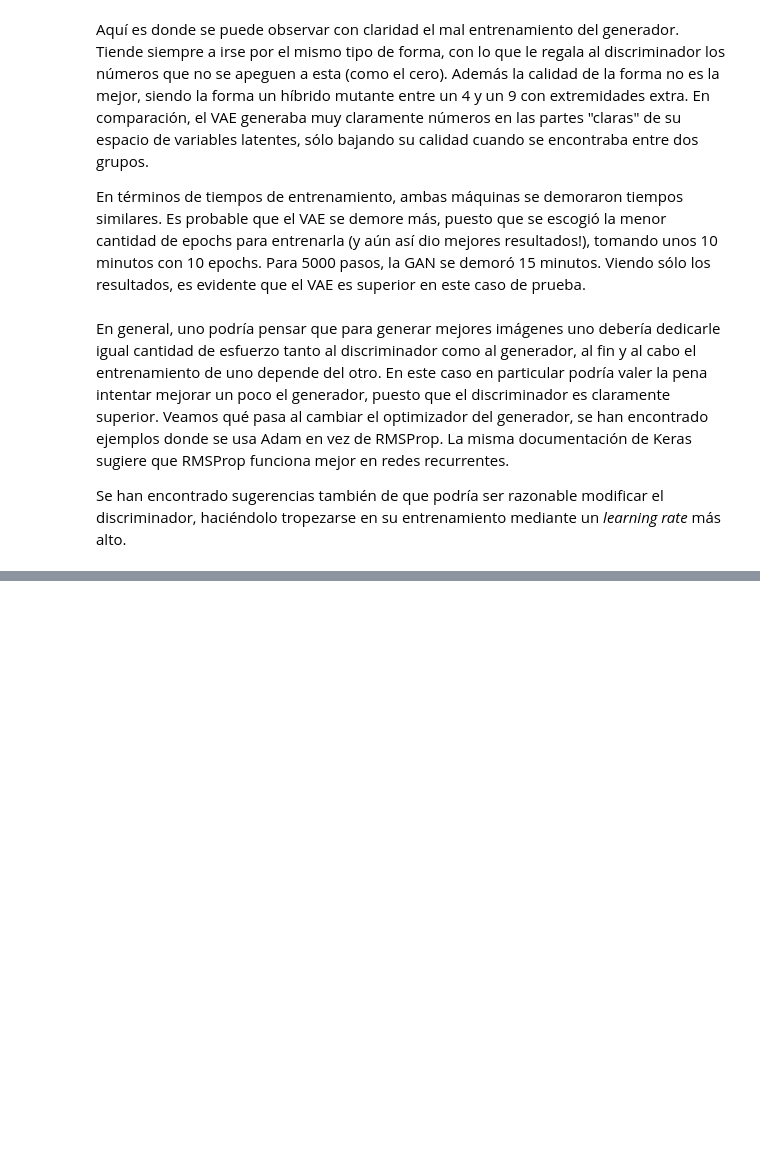
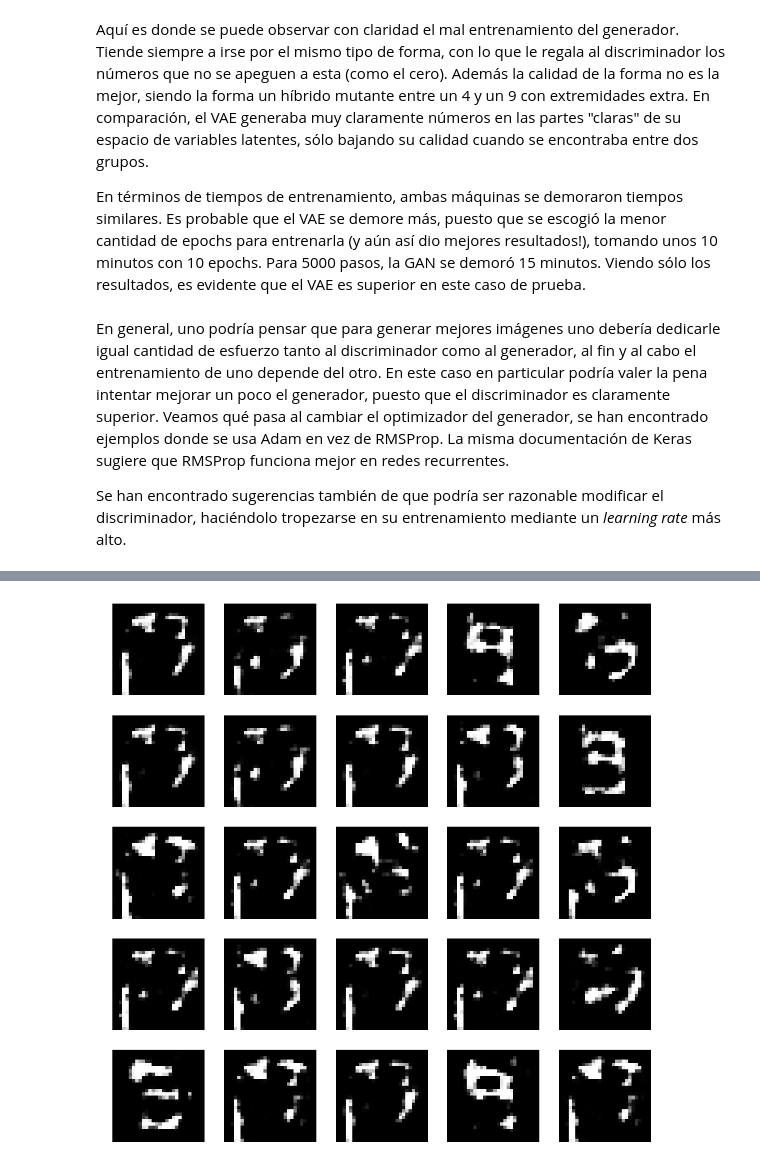
Before and after one commit to TattooeDeer/T3-ANN, a Jupyter notebook: P1.ipynb, the cells around one changed output, grey strips where cells are left out. Cells and saved outputs as stored; diff of their text form; code cells hidden in the pictures; blank space fills up the shorter version.

```diff
--- a/P1.ipynb
+++ b/P1.ipynb
@@ -922,0 +970,19 @@ pyplot.show()
+# %%
+gen = Sequential()
+dim = 14
+input_dim = 2 # para comparar con el VAE
+gen.add(Dense(128, input_dim = input_dim))
+gen.add(BatchNormalization())
+gen.add(Activation('relu'))
+gen.add(Dense(dim*dim*depth))
+gen.add(BatchNormalization())
+gen.add(Activation('relu'))
+gen.add(Reshape((dim, dim, depth)))
+gen.add(Conv2DTranspose(depth // 2, (3,3), padding = 'same', strides = (2,2)))
+gen.add(BatchNormalization())
+gen.add(Activation('relu'))
+gen.add(Conv2DTranspose(depth // 2, (3,3), padding = 'same'))
+gen.add(BatchNormalization())
+gen.add(Activation('relu'))
+gen.add(Conv2DTranspose(channels, (3,3), padding = 'same'))
+gen.add(Activation('sigmoid'))
@@ -922,0 +1044,15 @@ pyplot.show()
+# %%
+N = 25
+noise = numpy.random.uniform(-1.0, 1.0, size = [N, input_dim])
+images = gen.predict(noise)
+pyplot.figure(figsize = (12,12))
+for i in range(images.shape[0]):
+    pyplot.subplot(5, 5, i+1)
+    image = images[i, :, :, :]
+    image = numpy.reshape(image, [rows, cols])
+    pyplot.imshow(image, cmap = 'gray')
+    pyplot.axis('off')
+pyplot.tight_layout()
+pyplot.show()
+# %% [output]
+[figure, added]
```
Also changed, not shown: parts of 23 cells of this notebook.
